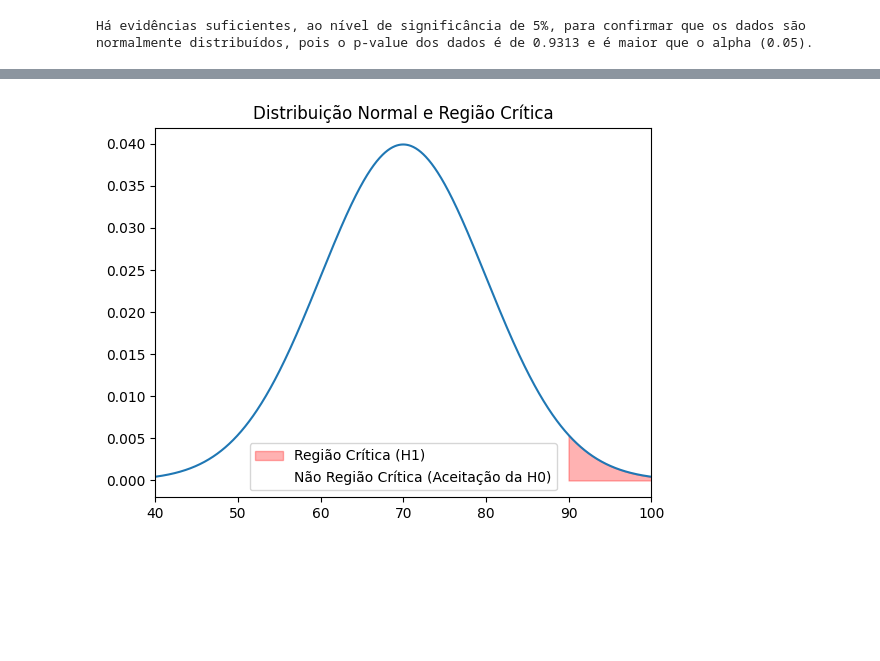
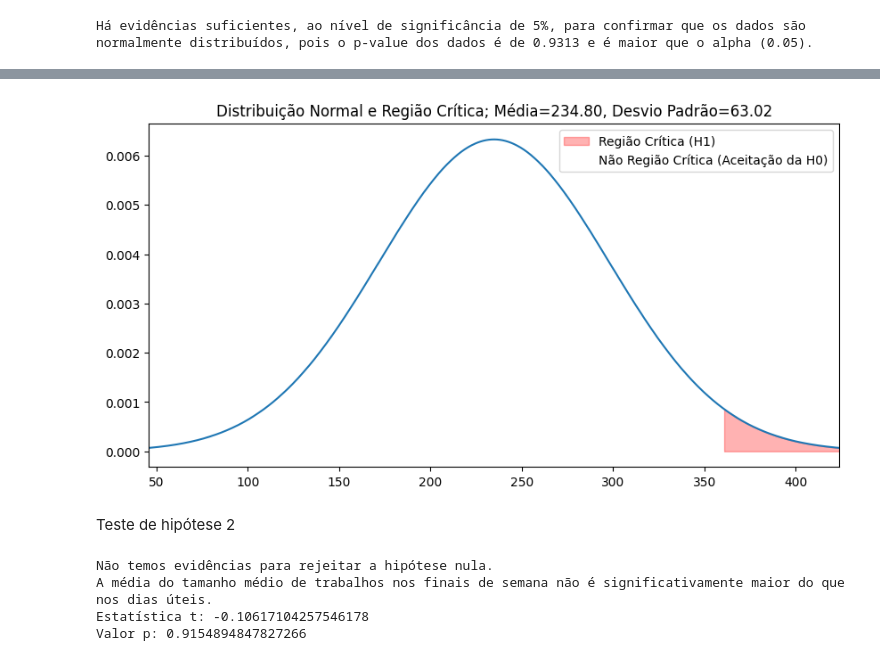
Before and after one commit to rafaelaleao5/Projeto-estatistica, a Jupyter notebook: projeto.ipynb, the cells around one changed output, grey strips where cells are left out. Saved outputs shown, nothing was run; the diff lists cells and outputs as text; code cells hidden in the pictures; blank space fills up the shorter version.

```diff
--- a/projeto.ipynb
+++ b/projeto.ipynb
@@ -211,41 +153,74 @@ plt.show()
 # %%
-from scipy.stats import norm
-
 # Suponha que você tenha uma média (mu) e um desvio padrão (sigma) para suas amostras
-mu = 70  # Substitua pela média das suas amostras
-sigma = 10  # Substitua pelo desvio padrão das suas amostras
+mu = media
+sigma = desvio_padrao
 
 # Cria um conjunto de valores x ao longo de um intervalo
 x = np.linspace(mu - 3*sigma, mu + 3*sigma, 1000)
 
 # Calcula a função de densidade de probabilidade (PDF) da distribuição normal
-y = norm.pdf(x, mu, sigma)
+y = stats.norm.pdf(x, mu, sigma)
 
 # Cria o gráfico da distribuição normal
+plt.figure(figsize=(10, 5))
 plt.plot(x, y)
 
 # Define os limites do gráfico
 plt.xlim(mu - 3*sigma, mu + 3*sigma)
 
 # Define as regiões críticas para a hipótese
 x1 = np.linspace(mu + 2*sigma, mu + 3*sigma, 1000)
 x2 = np.linspace(mu - 3*sigma, mu - 2*sigma, 1000)
 
 # Calcula as PDFs para as regiões críticas
-y1 = norm.pdf(x1, mu, sigma)
-y2 = norm.pdf(x2, mu, sigma)
+y1 = stats.norm.pdf(x1, mu, sigma)
+y2 = stats.norm.pdf(x2, mu, sigma)
 
 # Preenche a região crítica relacionada à hipótese alternativa (H1)
 plt.fill_between(x1, y1, color='red', alpha=.3, label='Região Crítica (H1)')
 
 # Preenche a região fora da região crítica (rejeição da H0)
 plt.fill_between(x2, y2, color='white', alpha=1, label='Não Região Crítica (Aceitação da H0)')
 
 # Adiciona um título e legenda
-plt.title('Distribuição Normal e Região Crítica')
+plt.title('Distribuição Normal e Região Crítica; Média={:.2f}, Desvio Padrão={:.2f}'.format(mu, sigma))
 plt.legend()
 
 # Exibe o gráfico
 plt.show()
 # %% [output]
-[figure, old version]
+[figure, new version]
+# %% [markdown]
+Teste de hipótese 2
+# %%
+# Dividindo os dados em finais de semana e dias úteis
+def numpy_index(arr, valor):
+    indice = np.where(arr == valor)[0][0]
+    return int(indice)
+
+finais_de_semana = [i for i in dados if numpy_index(dados, i) % 7 == 5 or numpy_index(dados, i) % 7 == 6]
+dias_uteis = [i for i in dados if numpy_index(dados, i) % 7 < 5 and numpy_index(dados, i) % 7 >= 0]
+
+# Nível de significância
+alpha = 0.05
+
+# Teste t independente
+t_statistic, p_value = stats.ttest_ind(finais_de_semana, dias_uteis)
+
+
+# Comparação com o nível de significância
+if p_value < alpha:
+    print("Rejeitamos a hipótese nula.")
+    print("A média do tamanho médio de trabalhos nos finais de semana é significativamente maior do que nos dias úteis.")
+else:
+    print("Não temos evidências para rejeitar a hipótese nula.")
+    print("A média do tamanho médio de trabalhos nos finais de semana não é significativamente maior do que nos dias úteis.")
+
+# Exibindo estatísticas do teste
+print("Estatística t:", t_statistic)
+print("Valor p:", p_value)
+# %% [output]
+Não temos evidências para rejeitar a hipótese nula.
+A média do tamanho médio de trabalhos nos finais de semana não é significativamente maior do que nos dias úteis.
+Estatística t: -0.10617104257546178
+Valor p: 0.9154894847827266
```
Also changed, not shown: parts of 8 cells of this notebook, 1 other file.
